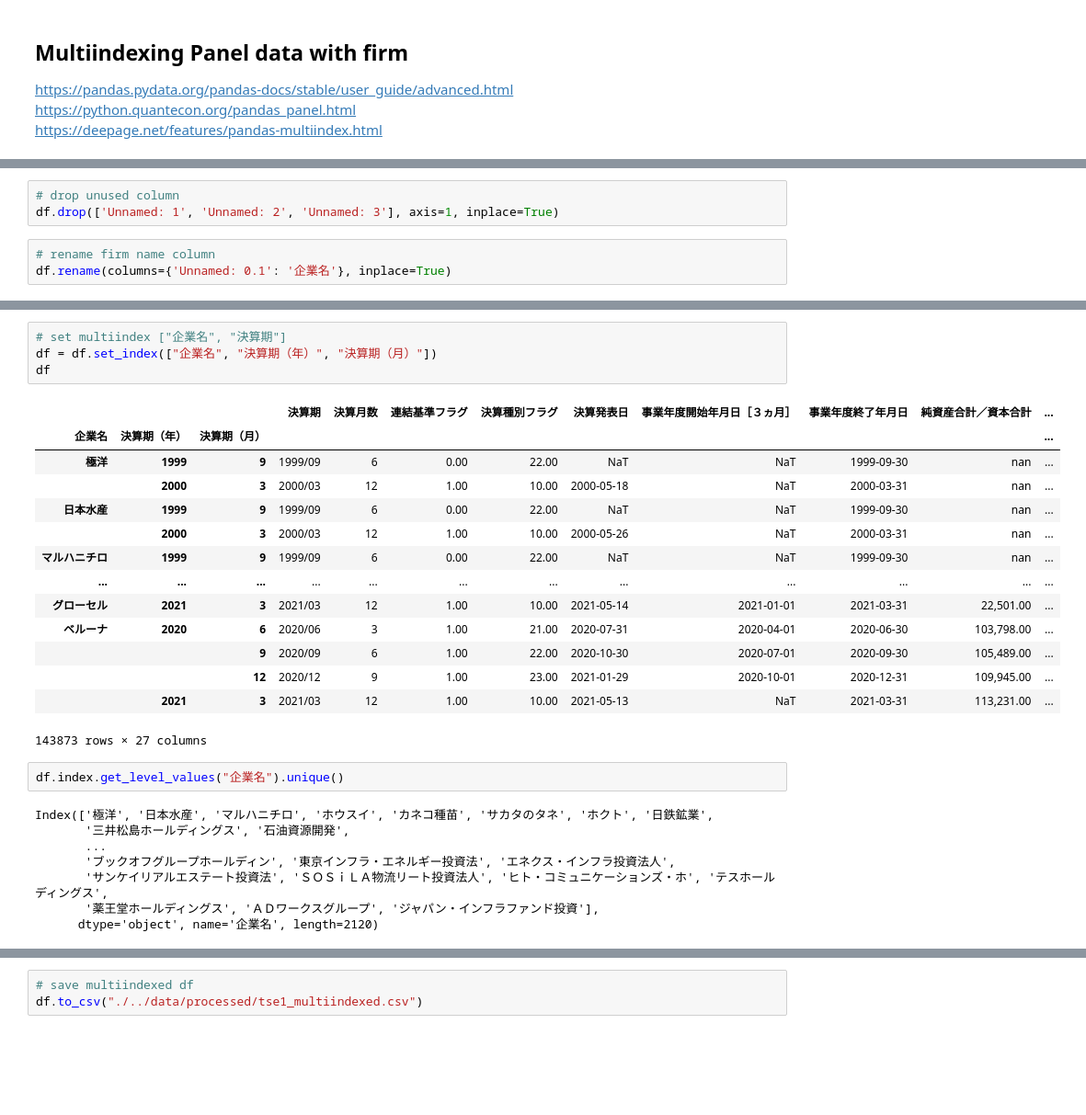
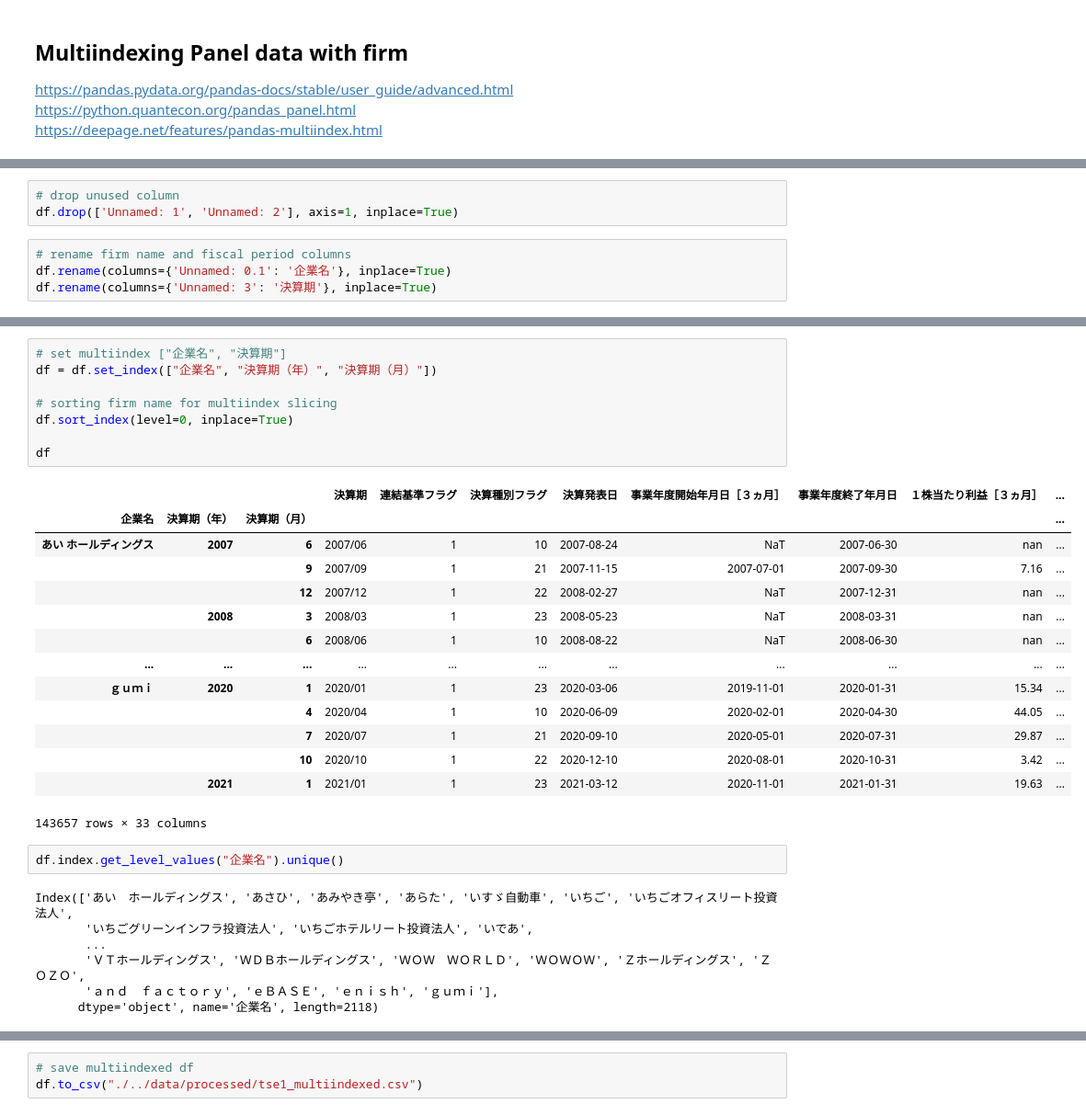
Before and after one commit to hessihan/eps_foracasting, a Jupyter notebook: notebooks/EDA_tse1_FINFSTA_build_dataset.ipynb, the cells around one changed output, grey strips where cells are left out. Shown at 92% size. Saved outputs shown, nothing was run; the diff lists cells and outputs as text; blank space fills up the shorter version.

```diff
--- a/notebooks/EDA_tse1_FINFSTA_build_dataset.ipynb
+++ b/notebooks/EDA_tse1_FINFSTA_build_dataset.ipynb
@@ -85,10 +107,11 @@ Index(['Unnamed: 0.1', 'Unnamed: 1', 'Unnamed: 2', 'Unnamed: 3', '決算期', '
       dtype='object')
 # %%
 # drop unused column
-df.drop(['Unnamed: 1', 'Unnamed: 2', 'Unnamed: 3'], axis=1, inplace=True)
+df.drop(['Unnamed: 1', 'Unnamed: 2'], axis=1, inplace=True)
 # %%
-# rename firm name column
+# rename firm name and fiscal period columns
 df.rename(columns={'Unnamed: 0.1': '企業名'}, inplace=True)
+df.rename(columns={'Unnamed: 3': '決算期'}, inplace=True)
 # %%
 # change date columns from str to datetime
 # 決算期は月データ。
@@ -120,32 +158,35 @@ df["決算期（月）"] = df["決算期"].apply(lambda x: int(x[4+1:]))
 # %%
 # set multiindex ["企業名", "決算期"]
 df = df.set_index(["企業名", "決算期（年）", "決算期（月）"])
+
+# sorting firm name for multiindex slicing
+df.sort_index(level=0, inplace=True)
+
 df
 # %% [output]
-|  |  |  | 決算期 | 決算月数 | 連結基準フラグ | 決算種別フラグ | 決算発表日 | 事業年度開始年月日［３ヵ月］ | 事業年度終了年月日 | 純資産合計／資本合計 | ... |
-| 企業名 | 決算期（年） | 決算期（月） |  |  |  |  |  |  |  |  | ... |
-| 極洋 | 1999 | 9 | 1999/09 | 6 | 0.00 | 22.00 | NaT | NaT | 1999-09-30 | nan | ... |
-|  | 2000 | 3 | 2000/03 | 12 | 1.00 | 10.00 | 2000-05-18 | NaT | 2000-03-31 | nan | ... |
-| 日本水産 | 1999 | 9 | 1999/09 | 6 | 0.00 | 22.00 | NaT | NaT | 1999-09-30 | nan | ... |
-|  | 2000 | 3 | 2000/03 | 12 | 1.00 | 10.00 | 2000-05-26 | NaT | 2000-03-31 | nan | ... |
-| マルハニチロ | 1999 | 9 | 1999/09 | 6 | 0.00 | 22.00 | NaT | NaT | 1999-09-30 | nan | ... |
-| ... | ... | ... | ... | ... | ... | ... | ... | ... | ... | ... | ... |
-| グローセル | 2021 | 3 | 2021/03 | 12 | 1.00 | 10.00 | 2021-05-14 | 2021-01-01 | 2021-03-31 | 22,501.00 | ... |
-| ベルーナ | 2020 | 6 | 2020/06 | 3 | 1.00 | 21.00 | 2020-07-31 | 2020-04-01 | 2020-06-30 | 103,798.00 | ... |
-|  |  | 9 | 2020/09 | 6 | 1.00 | 22.00 | 2020-10-30 | 2020-07-01 | 2020-09-30 | 105,489.00 | ... |
-|  |  | 12 | 2020/12 | 9 | 1.00 | 23.00 | 2021-01-29 | 2020-10-01 | 2020-12-31 | 109,945.00 | ... |
-|  | 2021 | 3 | 2021/03 | 12 | 1.00 | 10.00 | 2021-05-13 | NaT | 2021-03-31 | 113,231.00 | ... |
+|  |  |  | 決算期 | 連結基準フラグ | 決算種別フラグ | 決算発表日 | 事業年度開始年月日［３ヵ月］ | 事業年度終了年月日 | １株当たり利益［３ヵ月］ | ... |
+| 企業名 | 決算期（年） | 決算期（月） |  |  |  |  |  |  |  | ... |
+| あい ホールディングス | 2007 | 6 | 2007/06 | 1 | 10 | 2007-08-24 | NaT | 2007-06-30 | nan | ... |
+|  |  | 9 | 2007/09 | 1 | 21 | 2007-11-15 | 2007-07-01 | 2007-09-30 | 7.16 | ... |
+|  |  | 12 | 2007/12 | 1 | 22 | 2008-02-27 | NaT | 2007-12-31 | nan | ... |
+|  | 2008 | 3 | 2008/03 | 1 | 23 | 2008-05-23 | NaT | 2008-03-31 | nan | ... |
+|  |  | 6 | 2008/06 | 1 | 10 | 2008-08-22 | NaT | 2008-06-30 | nan | ... |
+| ... | ... | ... | ... | ... | ... | ... | ... | ... | ... | ... |
+| ｇｕｍｉ | 2020 | 1 | 2020/01 | 1 | 23 | 2020-03-06 | 2019-11-01 | 2020-01-31 | 15.34 | ... |
+|  |  | 4 | 2020/04 | 1 | 10 | 2020-06-09 | 2020-02-01 | 2020-04-30 | 44.05 | ... |
+|  |  | 7 | 2020/07 | 1 | 21 | 2020-09-10 | 2020-05-01 | 2020-07-31 | 29.87 | ... |
+|  |  | 10 | 2020/10 | 1 | 22 | 2020-12-10 | 2020-08-01 | 2020-10-31 | 3.42 | ... |
+|  | 2021 | 1 | 2021/01 | 1 | 23 | 2021-03-12 | 2020-11-01 | 2021-01-31 | 19.63 | ... |
-143873 rows × 27 columns
+143657 rows × 33 columns
 # %%
 df.index.get_level_values("企業名").unique()
 # %% [output]
-Index(['極洋', '日本水産', 'マルハニチロ', 'ホウスイ', 'カネコ種苗', 'サカタのタネ', 'ホクト', '日鉄鉱業',
-       '三井松島ホールディングス', '石油資源開発',
+Index(['あい　ホールディングス', 'あさひ', 'あみやき亭', 'あらた', 'いすゞ自動車', 'いちご', 'いちごオフィスリート投資法人',
+       'いちごグリーンインフラ投資法人', 'いちごホテルリート投資法人', 'いであ',
        ...
-       'ブックオフグループホールディン', '東京インフラ・エネルギー投資法', 'エネクス・インフラ投資法人',
-       'サンケイリアルエステート投資法', 'ＳＯＳｉＬＡ物流リート投資法人', 'ヒト・コミュニケーションズ・ホ', 'テスホールディングス',
-       '薬王堂ホールディングス', 'ＡＤワークスグループ', 'ジャパン・インフラファンド投資'],
-      dtype='object', name='企業名', length=2120)
+       'ＶＴホールディングス', 'ＷＤＢホールディングス', 'ＷＯＷ　ＷＯＲＬＤ', 'ＷＯＷＯＷ', 'Ｚホールディングス', 'ＺＯＺＯ',
+       'ａｎｄ　ｆａｃｔｏｒｙ', 'ｅＢＡＳＥ', 'ｅｎｉｓｈ', 'ｇｕｍｉ'],
+      dtype='object', name='企業名', length=2118)
 # %%
 df.index.get_level_values("決算期（年）").unique()
 # %% [output]
```
Also changed, not shown: parts of 21 cells of this notebook, 44 other files.
